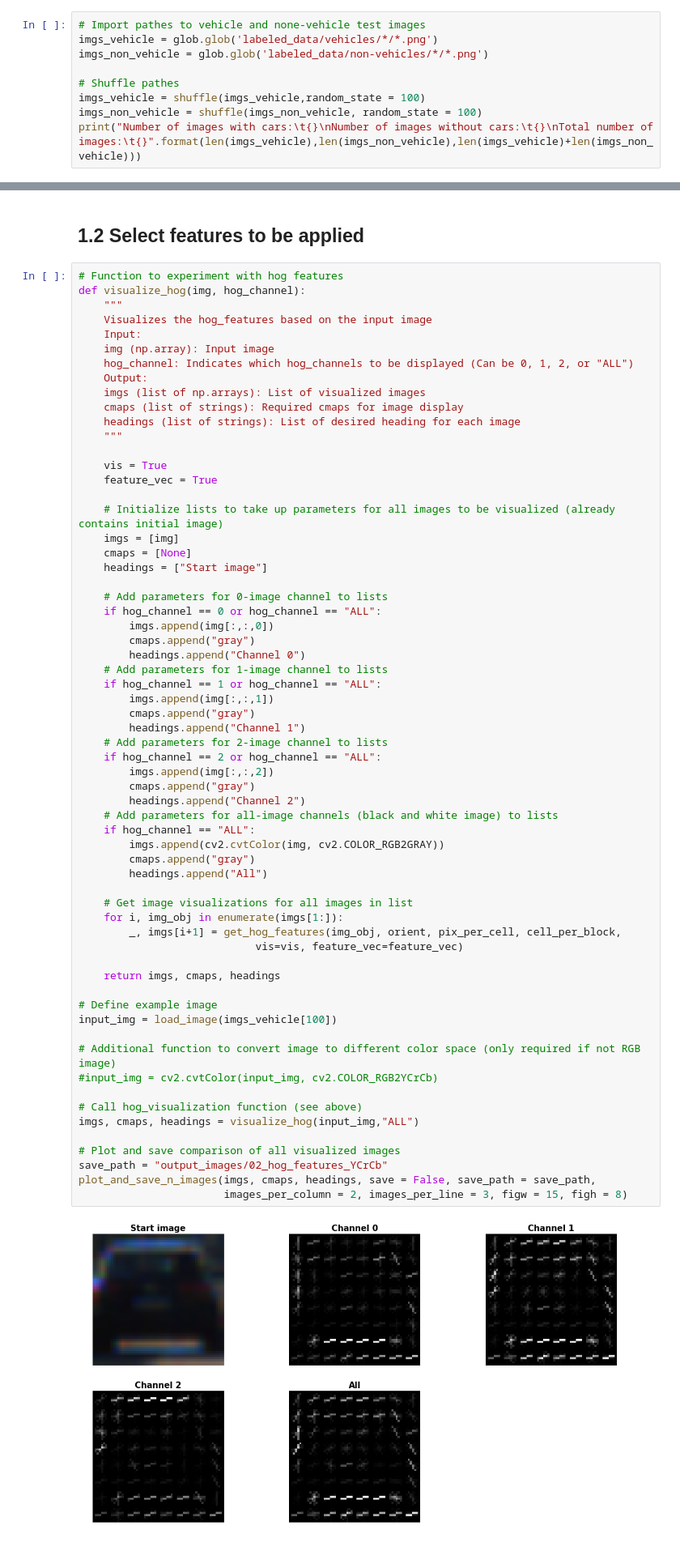
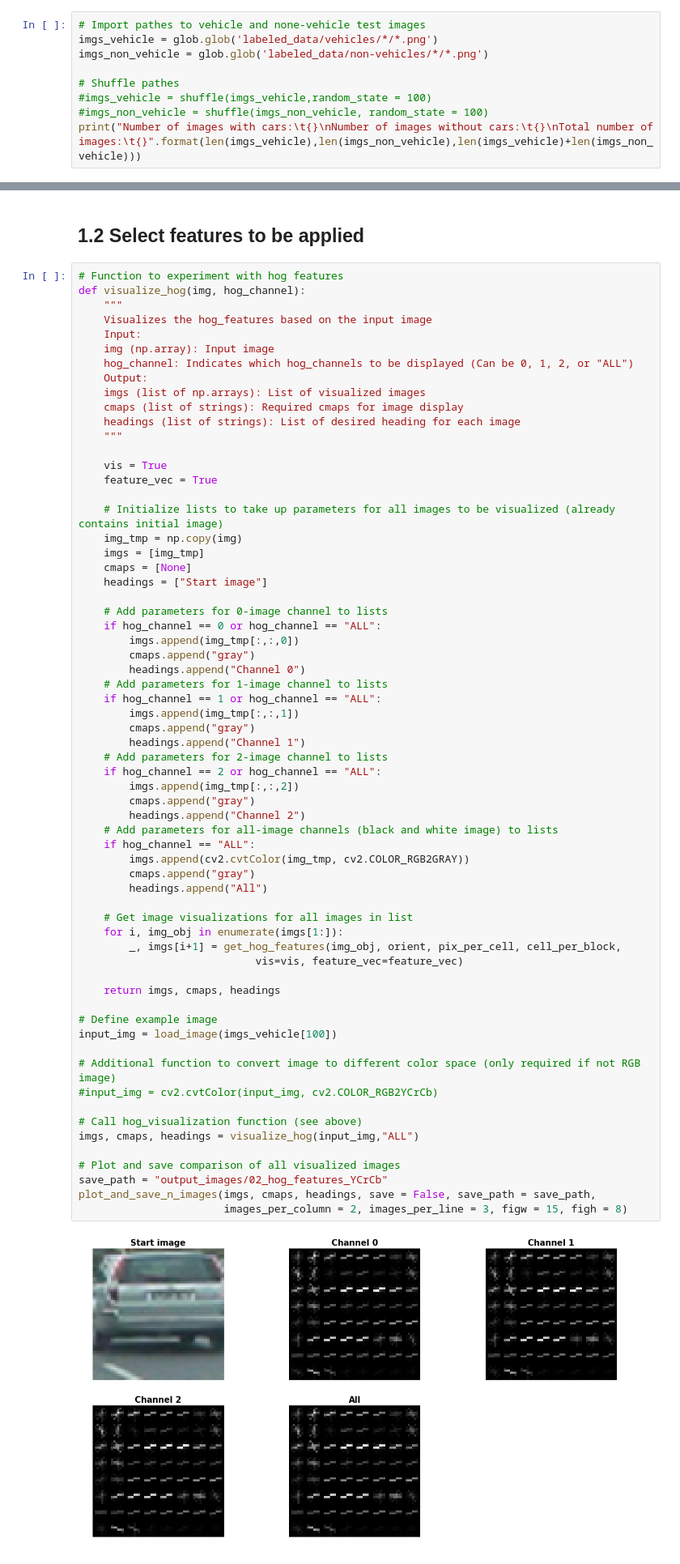
Before and after one commit to Wolfgang90/vehicleTracking, a Jupyter notebook: vehicle_detection_and_tracking.ipynb, the cells around one changed output, grey strips where cells are left out. Shown: that part at 81% size. Drawn from its saved outputs; the diff is of its cells as text.

```diff
--- a/vehicle_detection_and_tracking.ipynb
+++ b/vehicle_detection_and_tracking.ipynb
@@ -202,8 +202,8 @@ imgs_vehicle = glob.glob('labeled_data/vehicles/*/*.png')
 imgs_non_vehicle = glob.glob('labeled_data/non-vehicles/*/*.png')
 
 # Shuffle pathes
-imgs_vehicle = shuffle(imgs_vehicle,random_state = 100)
-imgs_non_vehicle = shuffle(imgs_non_vehicle, random_state = 100)
+#imgs_vehicle = shuffle(imgs_vehicle,random_state = 100)
+#imgs_non_vehicle = shuffle(imgs_non_vehicle, random_state = 100)
 print("Number of images with cars:\t{}\nNumber of images without cars:\t{}\nTotal number of images:\t{}".format(len(imgs_vehicle),len(imgs_non_vehicle),len(imgs_vehicle)+len(imgs_non_vehicle)))
 # %% [output]
 Number of images with cars:     8792
@@ -243,53 +261,54 @@ def visualize_hog(img, hog_channel):
     feature_vec = True
 
     # Initialize lists to take up parameters for all images to be visualized (already contains initial image)
-    imgs = [img]
+    img_tmp = np.copy(img)
+    imgs = [img_tmp]
     cmaps = [None]
     headings = ["Start image"]
 
     # Add parameters for 0-image channel to lists
     if hog_channel == 0 or hog_channel == "ALL":
-        imgs.append(img[:,:,0])
+        imgs.append(img_tmp[:,:,0])
         cmaps.append("gray")
         headings.append("Channel 0")
     # Add parameters for 1-image channel to lists
     if hog_channel == 1 or hog_channel == "ALL":
-        imgs.append(img[:,:,1])
+        imgs.append(img_tmp[:,:,1])
         cmaps.append("gray")
         headings.append("Channel 1")
     # Add parameters for 2-image channel to lists
     if hog_channel == 2 or hog_channel == "ALL":
-        imgs.append(img[:,:,2])
+        imgs.append(img_tmp[:,:,2])
         cmaps.append("gray")
         headings.append("Channel 2")
     # Add parameters for all-image channels (black and white image) to lists
     if hog_channel == "ALL":
-        imgs.append(cv2.cvtColor(img, cv2.COLOR_RGB2GRAY))
+        imgs.append(cv2.cvtColor(img_tmp, cv2.COLOR_RGB2GRAY))
         cmaps.append("gray")
         headings.append("All")
 
     # Get image visualizations for all images in list
     for i, img_obj in enumerate(imgs[1:]):
         _, imgs[i+1] = get_hog_features(img_obj, orient, pix_per_cell, cell_per_block,
                             vis=vis, feature_vec=feature_vec)
 
     return imgs, cmaps, headings
 
 # Define example image
 input_img = load_image(imgs_vehicle[100])
 
 # Additional function to convert image to different color space (only required if not RGB image)
 #input_img = cv2.cvtColor(input_img, cv2.COLOR_RGB2YCrCb)
 
 # Call hog_visualization function (see above)
 imgs, cmaps, headings = visualize_hog(input_img,"ALL")
 
 # Plot and save comparison of all visualized images
 save_path = "output_images/02_hog_features_YCrCb"
 plot_and_save_n_images(imgs, cmaps, headings, save = False, save_path = save_path,
                        images_per_column = 2, images_per_line = 3, figw = 15, figh = 8)
 # %% [output]
-[figure, old version]
+[figure, new version]
 # %% [markdown]
 Result: Empirical testing suggests best accuracy with minimum calculation time for RGB channel 1 (accuracy of classifier 0.949 vs accuracy for all color channels of 0.960; however only ~1/3 of calculation time
 # %% [markdown]
```
Also changed, not shown: parts of 20 cells of this notebook, 1 other file.
